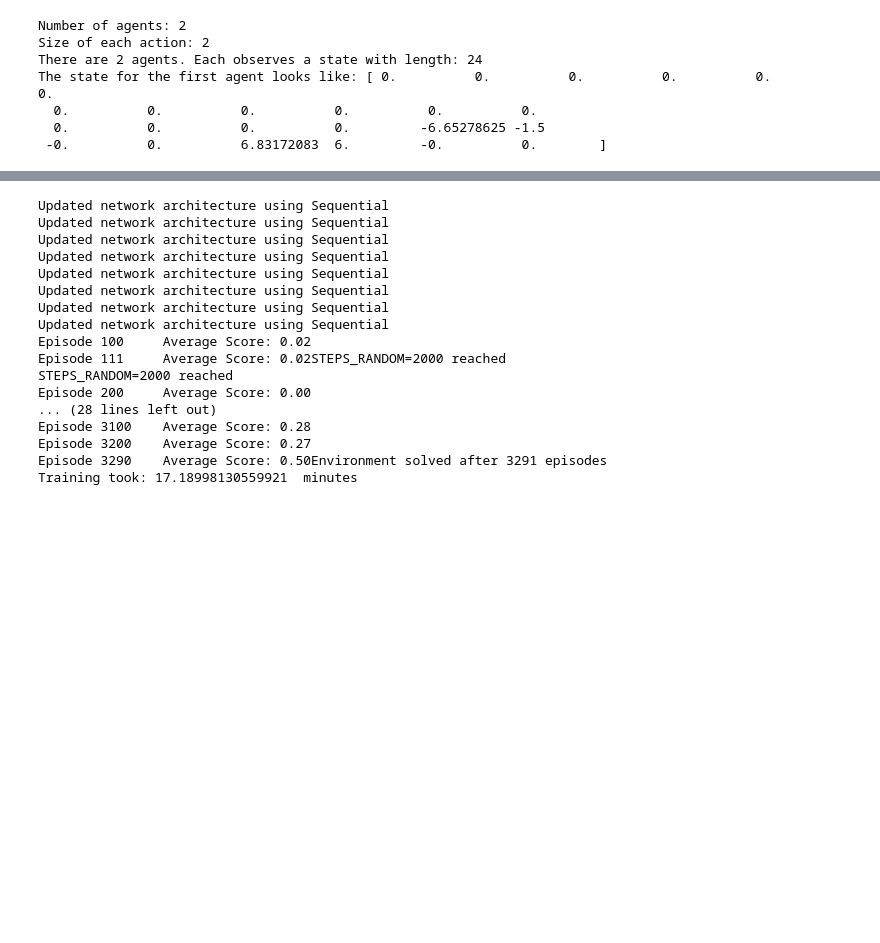
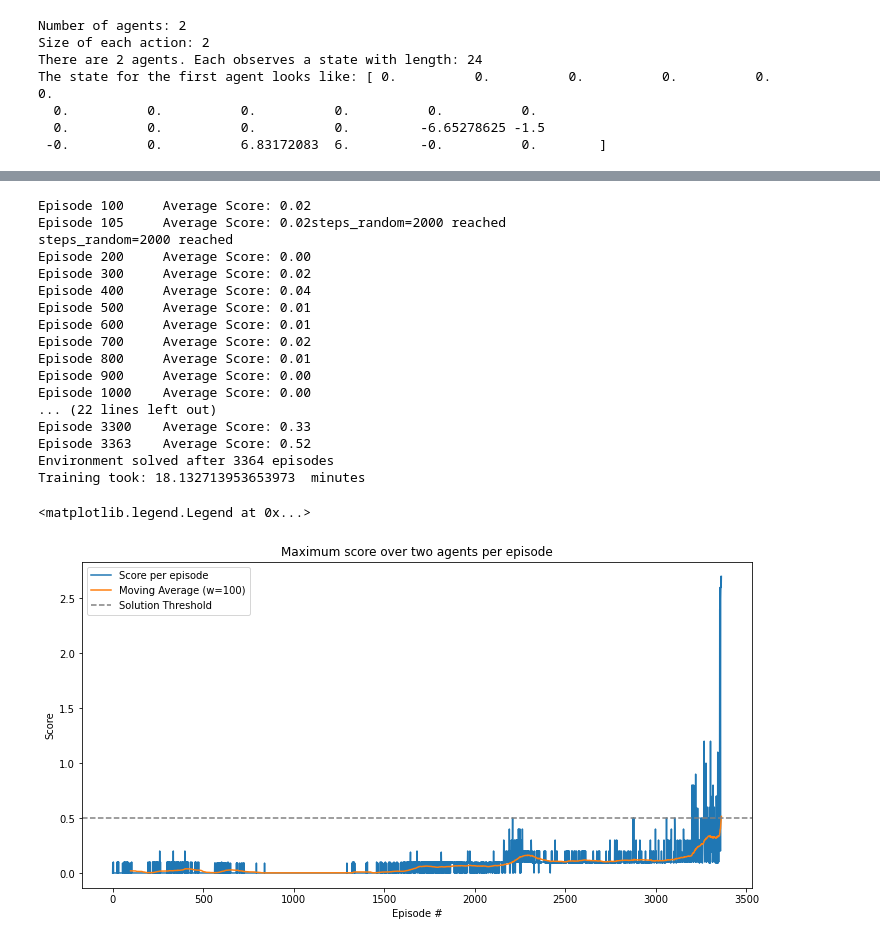
Before and after one commit to ykim9265/udacity_deep_reinforcement_learning_project3, a Jupyter notebook: training_code_tennis.ipynb, the cells around one changed output, grey strips where cells are left out. Saved outputs shown, nothing was run; the diff lists cells and outputs as text; code cells hidden in the pictures; blank space fills up the shorter version.

Commit message:
environment solved

```diff
--- a/training_code_tennis.ipynb
+++ b/training_code_tennis.ipynb
@@ -268,6 +273,8 @@ def ddpg_double(agent1, agent2, n_episodes=1000, max_t=2000, train=True):
     all_scores = []
     scores_window = deque(maxlen=100)
     score_max = 0
+    if train == False:
+        score_max = 0.25
 
     for i_episode in range(1, n_episodes+1):
         agent1.reset()
@@ -338,15 +345,6 @@ def ddpg_double(agent1, agent2, n_episodes=1000, max_t=2000, train=True):
         scores_window.append(score_max)
         all_scores.append(score_max)
 
-        # Save data at regular interval:
-        if i_episode % 100 == 0:
-            with open(fn_scores, 'wb') as f:
-                pickle.dump(all_scores, f)
-
-            torch.save(agent1.actor_local.state_dict(), 'agent1_checkpoint_actor.pth')
-            torch.save(agent1.critic_local.state_dict(), 'agent1_checkpoint_critic.pth')
-            torch.save(agent2.actor_local.state_dict(), 'agent2_checkpoint_actor.pth')
-            torch.save(agent2.critic_local.state_dict(), 'agent2_checkpoint_critic.pth')
 
         print('\rEpisode {}\tAverage Score: {:.2f}'.format(i_episode, np.mean(scores_window)), end="")
 
@@ -354,8 +352,18 @@ def ddpg_double(agent1, agent2, n_episodes=1000, max_t=2000, train=True):
         if i_episode % 100 == 0:
             print('\rEpisode {}\tAverage Score: {:.2f}'.format(i_episode, np.mean(scores_window)))
         if train == True:
+            # Save data at regular interval:
+            if i_episode % 100 == 0:
+                with open(fn_scores, 'wb') as f:
+                    pickle.dump(all_scores, f)
+
+                torch.save(agent1.actor_local.state_dict(), 'agent1_checkpoint_actor.pth')
+                torch.save(agent1.critic_local.state_dict(), 'agent1_checkpoint_critic.pth')
+                torch.save(agent2.actor_local.state_dict(), 'agent2_checkpoint_actor.pth')
+                torch.save(agent2.critic_local.state_dict(), 'agent2_checkpoint_critic.pth')
+
             if np.mean(scores_window) >= 0.5:
-                print('Environment solved after {} episodes'.format(i_episode + 1))
+                print('\nEnvironment solved after {} episodes'.format(i_episode + 1))
                 torch.save(agent1.actor_local.state_dict(), 'agent1_checkpoint_actor.pth')
                 torch.save(agent1.critic_local.state_dict(), 'agent1_checkpoint_critic.pth')
                 torch.save(agent2.actor_local.state_dict(), 'agent2_checkpoint_actor.pth')
@@ -368,8 +376,8 @@ def ddpg_double(agent1, agent2, n_episodes=1000, max_t=2000, train=True):
 # %%
 # Train an agent:
 seed = 0
-agent1 = Agent(state_size, action_size, random_seed=seed)
-agent2 = Agent(state_size, action_size, random_seed=seed)
+agent1 = Agent(state_size, action_size, steps_random=2000, random_seed=seed)
+agent2 = Agent(state_size, action_size, steps_random=2000, random_seed=seed)
 
 
 ts_i = time.time()
@@ -393,20 +401,41 @@ print('Training took:', ts_diff/60., ' minutes')
 with open('scores_train.pkl', 'wb') as f:
     pickle.dump(scores, f)
 # %% [output]
-Updated network architecture using Sequential
-Updated network architecture using Sequential
-Updated network architecture using Sequential
-Updated network architecture using Sequential
-Updated network architecture using Sequential
-Updated network architecture using Sequential
-Updated network architecture using Sequential
-Updated network architecture using Sequential
 Episode 100     Average Score: 0.02
-Episode 111     Average Score: 0.02STEPS_RANDOM=2000 reached
-STEPS_RANDOM=2000 reached
+Episode 105     Average Score: 0.02steps_random=2000 reached
+steps_random=2000 reached
 Episode 200     Average Score: 0.00
-... (28 lines left out)
-Episode 3100    Average Score: 0.28
-Episode 3200    Average Score: 0.27
-Episode 3290    Average Score: 0.50Environment solved after 3291 episodes
-Training took: 17.18998130559921  minutes
+Episode 300     Average Score: 0.02
+Episode 400     Average Score: 0.04
+Episode 500     Average Score: 0.01
+Episode 600     Average Score: 0.01
+Episode 700     Average Score: 0.02
+Episode 800     Average Score: 0.01
+Episode 900     Average Score: 0.00
+Episode 1000    Average Score: 0.00
+... (22 lines left out)
+Episode 3300    Average Score: 0.33
+Episode 3363    Average Score: 0.52
+Environment solved after 3364 episodes
+Training took: 18.132713953653973  minutes
+# %%
+
+# Moving average with window size of 100:
+w = 100
+scores_ma = np.convolve(scores, np.ones(w), 'valid') / w
+idx = range(w-1, len(scores))
+
+# plot the scores
+fig = plt.figure(figsize=(12,6))
+ax = fig.add_subplot(111)
+
+plt.plot(scores, label='Score per episode')
+plt.plot(idx, scores_ma, label='Moving Average (w=100)')
+plt.ylabel('Score')
+plt.xlabel('Episode #')
+plt.title('Maximum score over two agents per episode')
+plt.axhline(y=0.5, color='gray', linestyle='--', label='Solution Threshold')
+plt.legend()
+# %% [output]
+<matplotlib.legend.Legend at 0x...>
+[figure, added]
```
Also changed, not shown: parts of 19 cells of this notebook.
